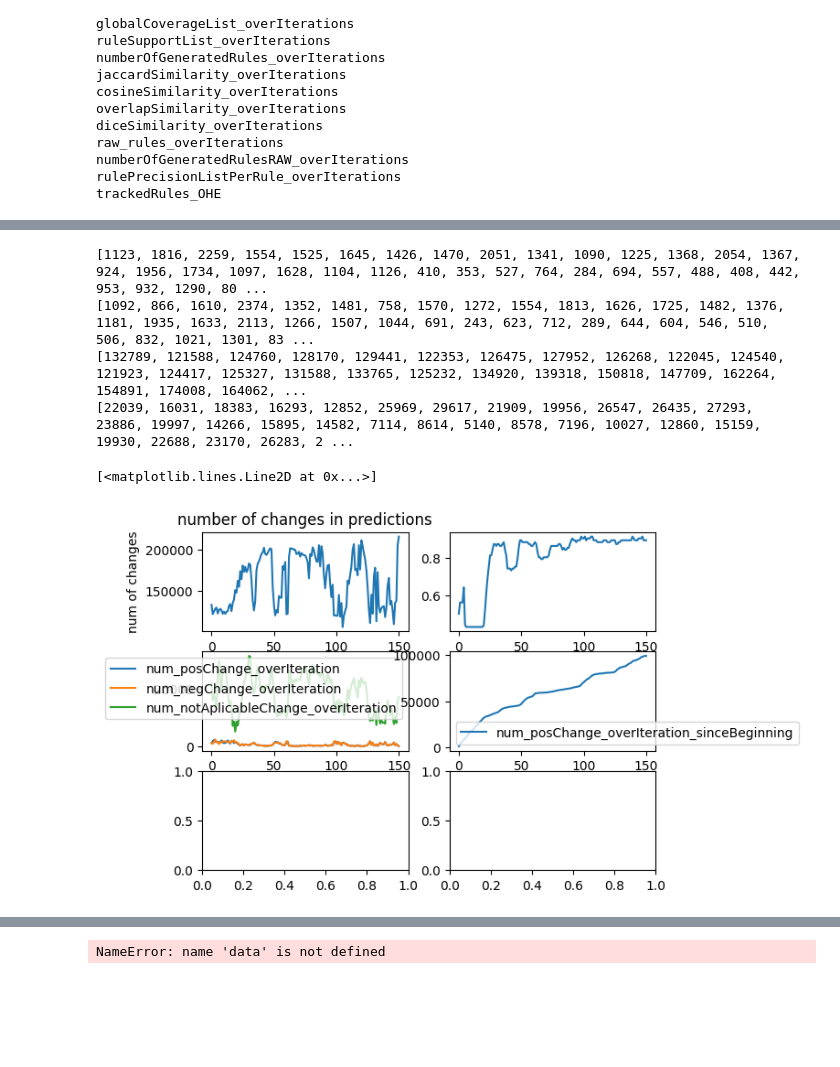
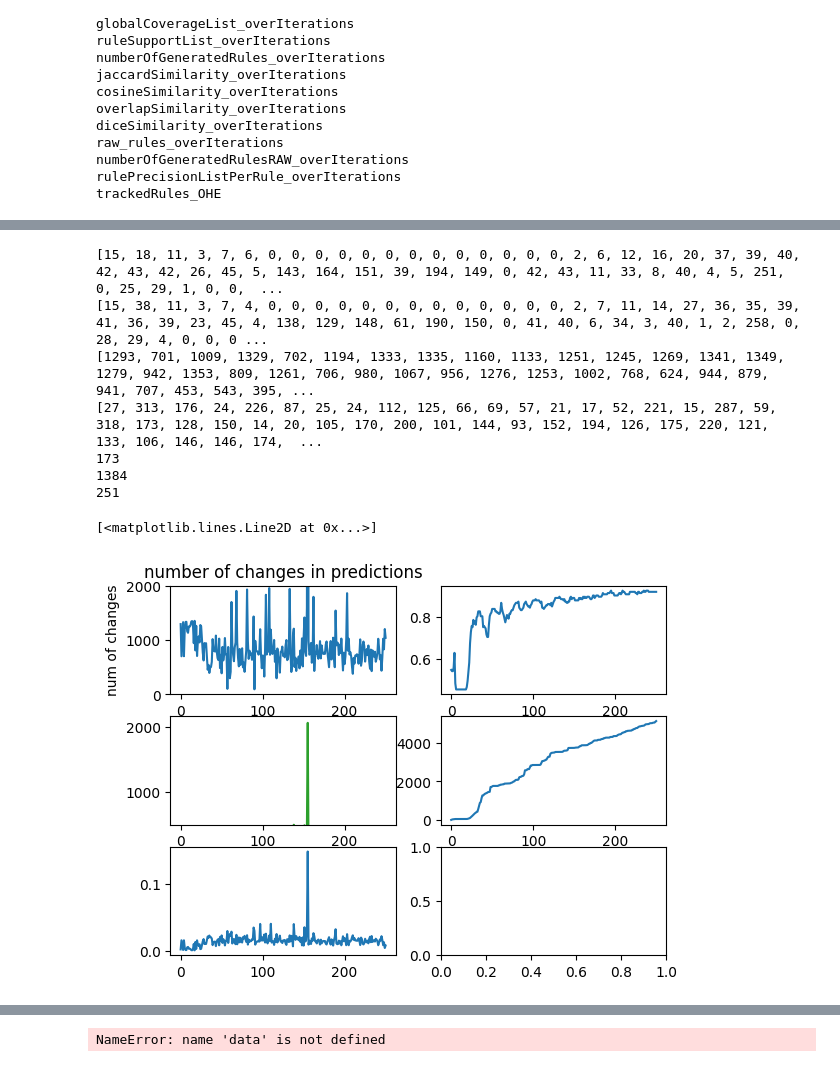
Before and after one commit to VellaRo/Bachelor, a Jupyter notebook: dataDiscovery.ipynb, the cells around one changed output, grey strips where cells are left out. Saved outputs shown, nothing was run; the diff lists cells and outputs as text; code cells hidden in the pictures; blank space fills up the shorter version.

```diff
--- a/dataDiscovery.ipynb
+++ b/dataDiscovery.ipynb
@@ -9,11 +9,21 @@
 # %%
 import numpy as np
 
-rulesResults = np.load("./WorkingResults/_2023-08-01_223203.npz", allow_pickle=True)
-trainResults = np.load("./WorkingResults/data.npz", allow_pickle=True)
+#rulesResults = np.load("/home/rosario/Bachelor/WorkingResults/_2023-08-14_11:19:14.npz", allow_pickle=True)
+#trainResults = np.load("/home/rosario/Bachelor/WorkingResults/data.npz", allow_pickle=True)
+
+rulesResults = np.load("/home/rosario/Bachelor/NLP_Results/rulesResults/discriminative_rules/_2023-08-15_22:26:26.npz", allow_pickle=True)
+trainResults = np.load("NLP_Results/Trainingresults/data.npz", allow_pickle=True)
+
+
+#rulesResults = np.load("/home/rosario/Bachelor/Results/rulesResults/discriminative_rules/_2023-08-04_09:33:29.npz", allow_pickle=True)
+#trainResults = np.load("/home/rosario/Bachelor/Results/Trainingresults/data.npz", allow_pickle=True)
+
+
 
 # = np.load("./WorkingResults/rulesResults/discriminative_rules/_2023-07-21_10:45:16.npz")
 
-#for i in trainingResults:
-#    print(i)
+for i in rulesResults:
+    print(i)
 #print("----")
+len(rulesResults["labelList_rules_overIterations"])
@@ -185,9 +309,9 @@ num_posChange_overIteration = []
 num_negChange_overIteration = []
 num_noChange_overIteration = []
 num_notAplicableChange_overIteration = []
+num_allChanges_overIteration = []
 
 num_posChange_overIteration_sinceBeginning = []
-
 num_posChange_sinceBeginning =0
 #num_posChange = 0
 #num_negChange = 0
@@ -199,6 +323,7 @@ for i in predictionComparisonList_overIterations:
     num_negChange = 0
     num_noChange = 0
     num_notAplicableChange = 0
+    num_allChanges = 0
     for j in i:
         for item in j:
             if temp_item == None:
@@ -221,7 +346,10 @@ for i in predictionComparisonList_overIterations:
                     num_notAplicableChange +=1
 
             temp_item = item
+        #print()
+        num_allChanges = len(i) * len(j) - num_noChange
 
+    num_allChanges_overIteration.append(num_allChanges)
     num_posChange_overIteration.append(num_posChange)
     num_negChange_overIteration.append(num_negChange)
     num_noChange_overIteration .append(num_noChange)
@@ -229,41 +357,50 @@ for i in predictionComparisonList_overIterations:
     num_posChange_overIteration_sinceBeginning.append(num_posChange_sinceBeginning)
 
 print(num_posChange_overIteration)
 print(num_negChange_overIteration)
 print(num_noChange_overIteration)
 print(num_notAplicableChange_overIteration)
 
         #else:
         #    if sample ==
 
 figAcc, axsAcc = plt.subplots(nrows=3, ncols=2)
 
     #data = utils.loadData(dataPath+ "data.npz")
 
 axsAcc[0][0].set_title("number of changes in predictions")
 axsAcc[0][0].set_xlabel("iteration")
 axsAcc[0][0].set_ylabel("num of changes")
-
+axsAcc[0][0].set_ylim(0, 2000)
 #axsAcc.set_yticks([0,20,40,60,80,100,110,120,130,140,])
 axsAcc[1][0].plot(num_posChange_overIteration , label='num_posChange_overIteration')
 axsAcc[1][0].plot(num_negChange_overIteration, label='num_negChange_overIteration')
 axsAcc[0][0].plot(num_noChange_overIteration, label='num_noChange_overIteration')
 axsAcc[1][0].plot(num_notAplicableChange_overIteration, label='num_notAplicableChange_overIteration')#
-axsAcc[1][0].legend()
+axsAcc[1][0].set_ylim(500)
+#axsAcc[1][0].legend()
 
 axsAcc[1][1].plot(num_posChange_overIteration_sinceBeginning, label='num_posChange_overIteration_sinceBeginning')
-axsAcc[1][1].legend()
+axsAcc[1][0].set_ylim(500)
+# axsAcc[1][1].legend()
 
 axsAcc[0][1].plot(trainResults["testAccPerIterationList"], label='testAccPerIterationList')
+print(len(predictionComparisonList_overIterations[100]))
+print(len(i) * len(j))
+print(len(predictionComparisonList_overIterations))
 
+axsAcc[2][0].plot((np.array(num_allChanges_overIteration) / (len(predictionComparisonList_overIterations) * len(predictionComparisonList_overIterations[0]))) , label= "a")
 #axsAcc[2][0].legend()
 # %% [output]
-[1123, 1816, 2259, 1554, 1525, 1645, 1426, 1470, 2051, 1341, 1090, 1225, 1368, 2054, 1367, 924, 1956, 1734, 1097, 1628, 1104, 1126, 410, 353, 527, 764, 284, 694, 557, 488, 408, 442, 953, 932, 1290, 80 ...
-[1092, 866, 1610, 2374, 1352, 1481, 758, 1570, 1272, 1554, 1813, 1626, 1725, 1482, 1376, 1181, 1935, 1633, 2113, 1266, 1507, 1044, 691, 243, 623, 712, 289, 644, 604, 546, 510, 506, 832, 1021, 1301, 83 ...
-[132789, 121588, 124760, 128170, 129441, 122353, 126475, 127952, 126268, 122045, 124540, 121923, 124417, 125327, 131588, 133765, 125232, 134920, 139318, 150818, 147709, 162264, 154891, 174008, 164062, ...
-[22039, 16031, 18383, 16293, 12852, 25969, 29617, 21909, 19956, 26547, 26435, 27293, 23886, 19997, 14266, 15895, 14582, 7114, 8614, 5140, 8578, 7196, 10027, 12860, 15159, 19930, 22688, 23170, 26283, 2 ...
+[15, 18, 11, 3, 7, 6, 0, 0, 0, 0, 0, 0, 0, 0, 0, 0, 0, 0, 0, 2, 6, 12, 16, 20, 37, 39, 40, 42, 43, 42, 26, 45, 5, 143, 164, 151, 39, 194, 149, 0, 42, 43, 11, 33, 8, 40, 4, 5, 251, 0, 25, 29, 1, 0, 0,  ...
+[15, 38, 11, 3, 7, 4, 0, 0, 0, 0, 0, 0, 0, 0, 0, 0, 0, 0, 0, 2, 7, 11, 14, 27, 36, 35, 39, 41, 36, 39, 23, 45, 4, 138, 129, 148, 61, 190, 150, 0, 41, 40, 6, 34, 3, 40, 1, 2, 258, 0, 28, 29, 4, 0, 0, 0 ...
+[1293, 701, 1009, 1329, 702, 1194, 1333, 1335, 1160, 1133, 1251, 1245, 1269, 1341, 1349, 1279, 942, 1353, 809, 1261, 706, 980, 1067, 956, 1276, 1253, 1002, 768, 624, 944, 879, 941, 707, 453, 543, 395, ...
+[27, 313, 176, 24, 226, 87, 25, 24, 112, 125, 66, 69, 57, 21, 17, 52, 221, 15, 287, 59, 318, 173, 128, 150, 14, 20, 105, 170, 200, 101, 144, 93, 152, 194, 126, 175, 220, 121, 133, 106, 146, 146, 174,  ...
+173
+1384
+251
 [<matplotlib.lines.Line2D at 0x...>]
-[figure, old version]
+[figure, new version]
 # %%
 for i in trainResults:
     print(i)
```
Also changed, not shown: parts of 7 cells of this notebook, 23 other files.
